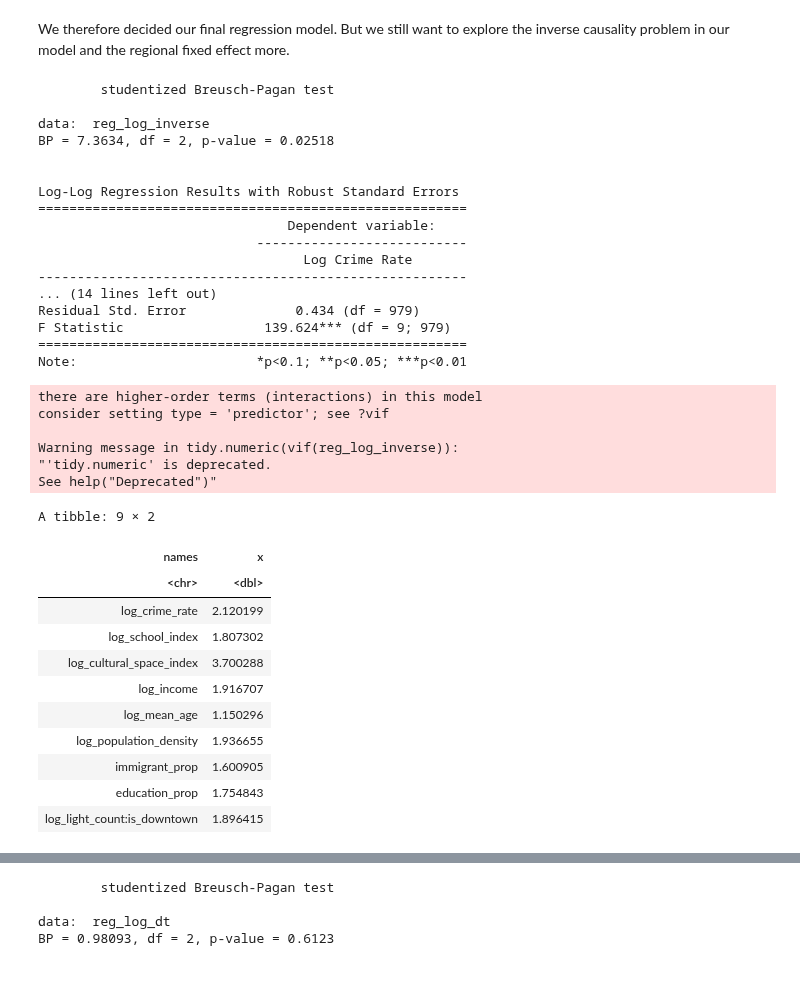
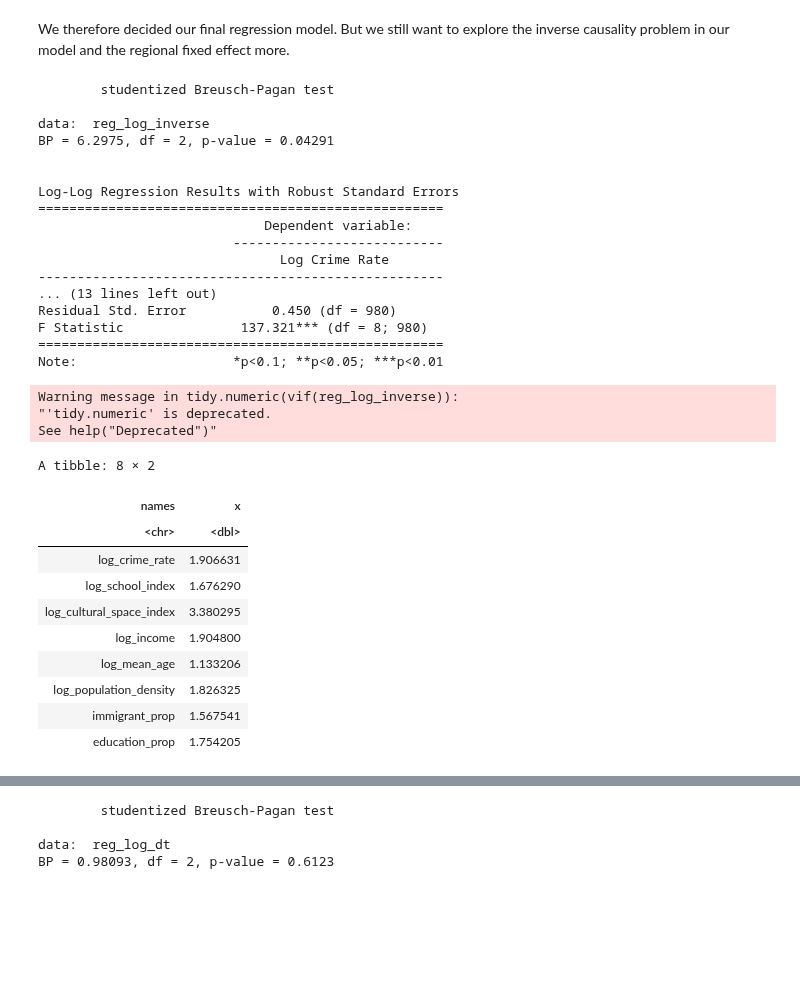
Before and after one commit to Irene-Berezin/econ326, a Jupyter notebook: project_workbook.ipynb, the cells around one changed output, grey strips where cells are left out. Cells and saved outputs as stored; diff of their text form; code cells hidden in the pictures; blank space fills up the shorter version.

```diff
--- a/project_workbook.ipynb
+++ b/project_workbook.ipynb
@@ -1012,59 +1012,54 @@ A tibble: 9 × 2
 We therefore decided our final regression model. But we still want to explore the inverse causality problem in our model and the regional fixed effect more.
 # %%
 # Creating an inverse causality model to shopw endogeneity
-reg_log_inverse <- lm(log_light_count ~ log_crime_rate + log_school_index + log_cultural_space_index
-               + log_income  + log_mean_age + log_population_density + immigrant_prop + education_prop
-               + is_downtown:log_light_count,
+reg_log_inverse <- lm(log_light_count ~ log_crime_rate+ log_school_index + log_cultural_space_index
+               + log_income + log_mean_age + log_population_density + immigrant_prop + education_prop,
               data = census_index_crime_log)
 
 white_test <- bptest(reg_log_inverse, ~ fitted(reg_log_inverse) + I(fitted(reg_log_inverse)^2), data = census_index_crime_log)
 print(white_test)
 
 robust_se_inverse <- sqrt(diag(vcovHC(reg_log_inverse, type = "HC1")))
 
 stargazer(reg_log_inverse, type = "text",
         title = "Log-Log Regression Results with Robust Standard Errors",
         dep.var.labels = c("Log Crime Rate"),
         se = list(robust_se_inverse),
         single.row=TRUE)
 
 vif(reg_log_inverse)|>tidy()
 # %% [output]
         studentized Breusch-Pagan test
 
 data:  reg_log_inverse
-BP = 7.3634, df = 2, p-value = 0.02518
+BP = 6.2975, df = 2, p-value = 0.04291
 
 
 Log-Log Regression Results with Robust Standard Errors
-=======================================================
-                                Dependent variable:
-                            ---------------------------
-                                  Log Crime Rate
--------------------------------------------------------
-... (14 lines left out)
-Residual Std. Error              0.434 (df = 979)
-F Statistic                  139.624*** (df = 9; 979)
-=======================================================
-Note:                       *p<0.1; **p<0.05; ***p<0.01
+====================================================
+                             Dependent variable:
+                         ---------------------------
+                               Log Crime Rate
+----------------------------------------------------
+... (13 lines left out)
+Residual Std. Error           0.450 (df = 980)
+F Statistic               137.321*** (df = 8; 980)
+====================================================
+Note:                    *p<0.1; **p<0.05; ***p<0.01
-there are higher-order terms (interactions) in this model
-consider setting type = 'predictor'; see ?vif
-
 Warning message in tidy.numeric(vif(reg_log_inverse)):
 "'tidy.numeric' is deprecated.
 See help("Deprecated")"
-A tibble: 9 × 2
+A tibble: 8 × 2
 | names | x |
 | <chr> | <dbl> |
-| log_crime_rate | 2.120199 |
-| log_school_index | 1.807302 |
-| log_cultural_space_index | 3.700288 |
-| log_income | 1.916707 |
-| log_mean_age | 1.150296 |
-| log_population_density | 1.936655 |
-| immigrant_prop | 1.600905 |
-| education_prop | 1.754843 |
-| log_light_count:is_downtown | 1.896415 |
+| log_crime_rate | 1.906631 |
+| log_school_index | 1.676290 |
+| log_cultural_space_index | 3.380295 |
+| log_income | 1.904800 |
+| log_mean_age | 1.133206 |
+| log_population_density | 1.826325 |
+| immigrant_prop | 1.567541 |
+| education_prop | 1.754205 |
 # %%
 # Create a new downtown only dataset
 downtown_areas <- local_area_boundary_valid %>%
```
Also changed, not shown: parts of 5 cells of this notebook.
